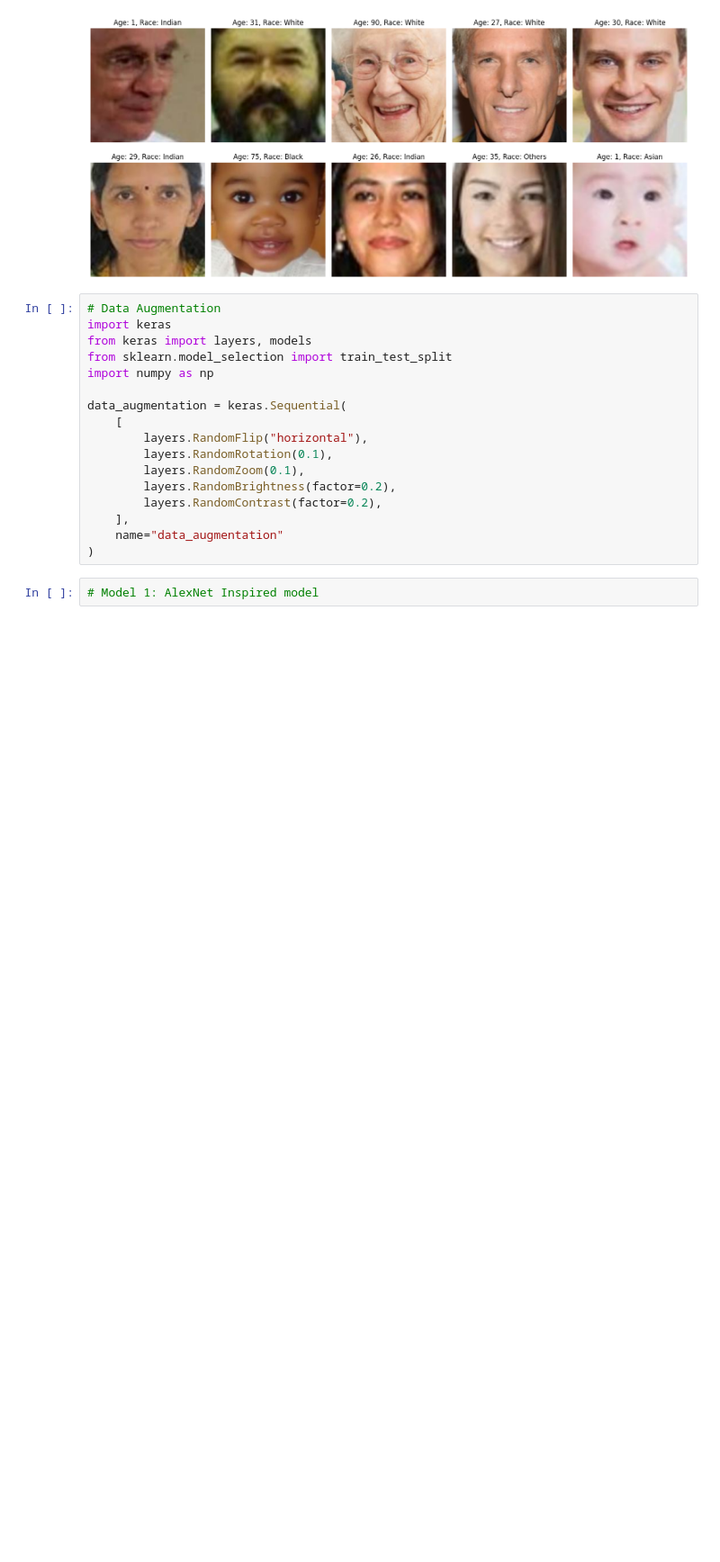
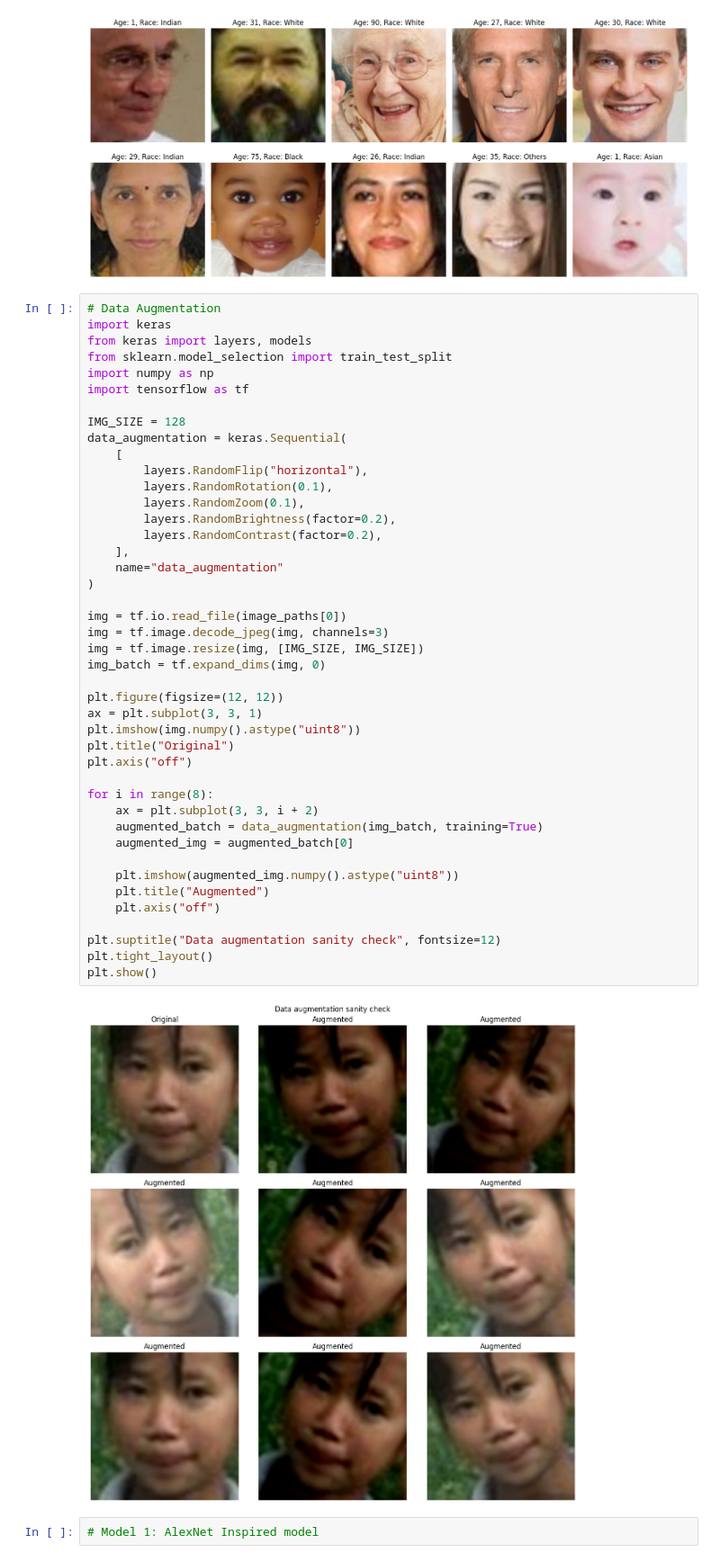
Before and after one commit to jatin-reddy/CNNs-for-Computer-Vision, a Jupyter notebook: CNN_tf_keras.ipynb, the cells around one changed output. Shown at 90% size. Drawn from its saved outputs; the diff is of its cells as text; blank space fills up the shorter version.

Commit message:
chore: data augmentation sanity check

```diff
--- a/CNN_tf_keras.ipynb
+++ b/CNN_tf_keras.ipynb
@@ -96,19 +96,47 @@ Skipping file with ValueError: 61_1_20170109142408075.jpg.chip.jpg
 # %%
 # Data Augmentation
 import keras
 from keras import layers, models
 from sklearn.model_selection import train_test_split
 import numpy as np
+import tensorflow as tf
 
+IMG_SIZE = 128
 data_augmentation = keras.Sequential(
     [
         layers.RandomFlip("horizontal"),
         layers.RandomRotation(0.1),
         layers.RandomZoom(0.1),
         layers.RandomBrightness(factor=0.2),
         layers.RandomContrast(factor=0.2),
     ],
     name="data_augmentation"
 )
+
+img = tf.io.read_file(image_paths[0])
+img = tf.image.decode_jpeg(img, channels=3)
+img = tf.image.resize(img, [IMG_SIZE, IMG_SIZE])
+img_batch = tf.expand_dims(img, 0)
+
+plt.figure(figsize=(12, 12))
+ax = plt.subplot(3, 3, 1)
+plt.imshow(img.numpy().astype("uint8"))
+plt.title("Original")
+plt.axis("off")
+
+for i in range(8):
+    ax = plt.subplot(3, 3, i + 2)
+    augmented_batch = data_augmentation(img_batch, training=True)
+    augmented_img = augmented_batch[0]
+
+    plt.imshow(augmented_img.numpy().astype("uint8"))
+    plt.title("Augmented")
+    plt.axis("off")
+
+plt.suptitle("Data augmentation sanity check", fontsize=12)
+plt.tight_layout()
+plt.show()
+# %% [output]
+[figure, added]
 # %%
 # Model 1: AlexNet Inspired model
```
